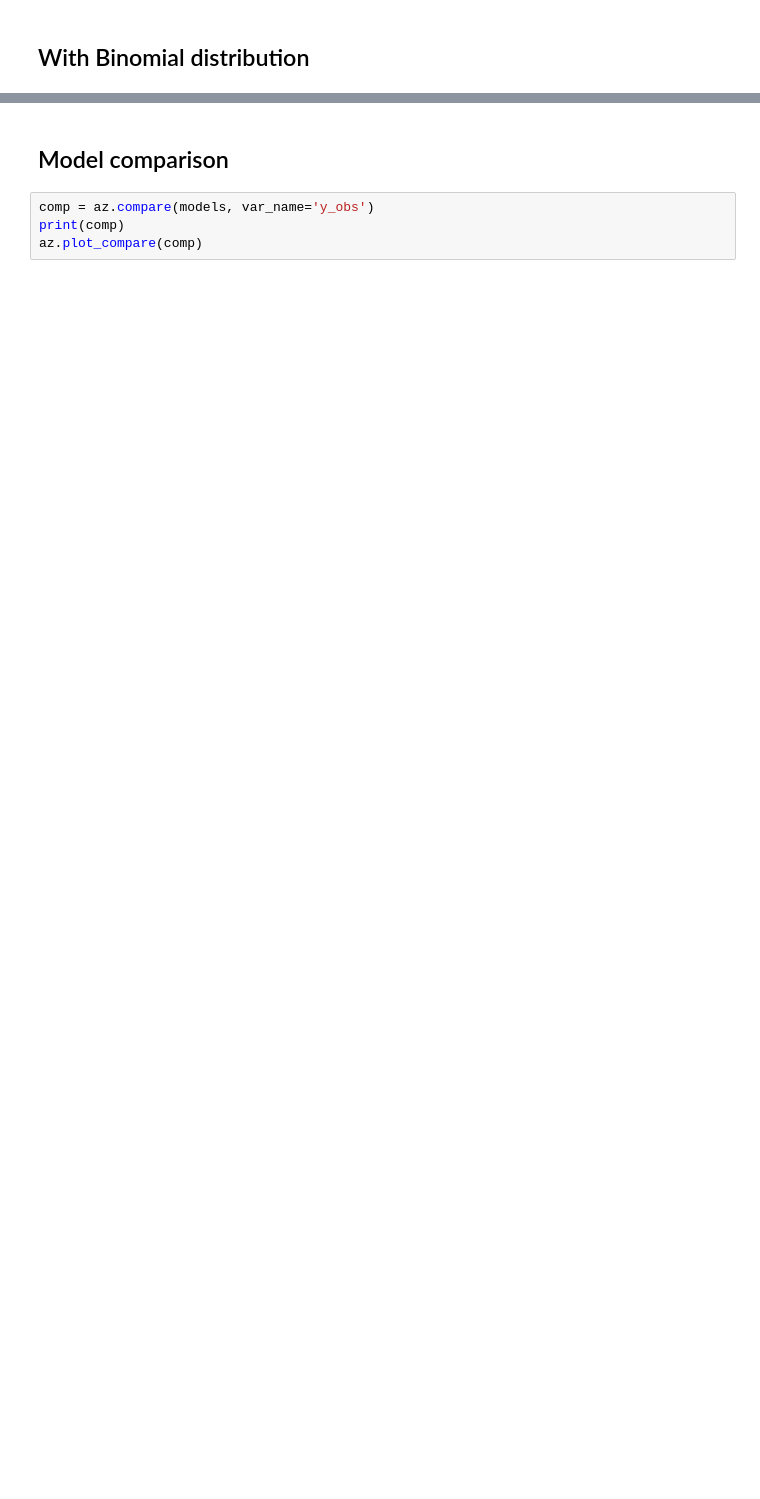
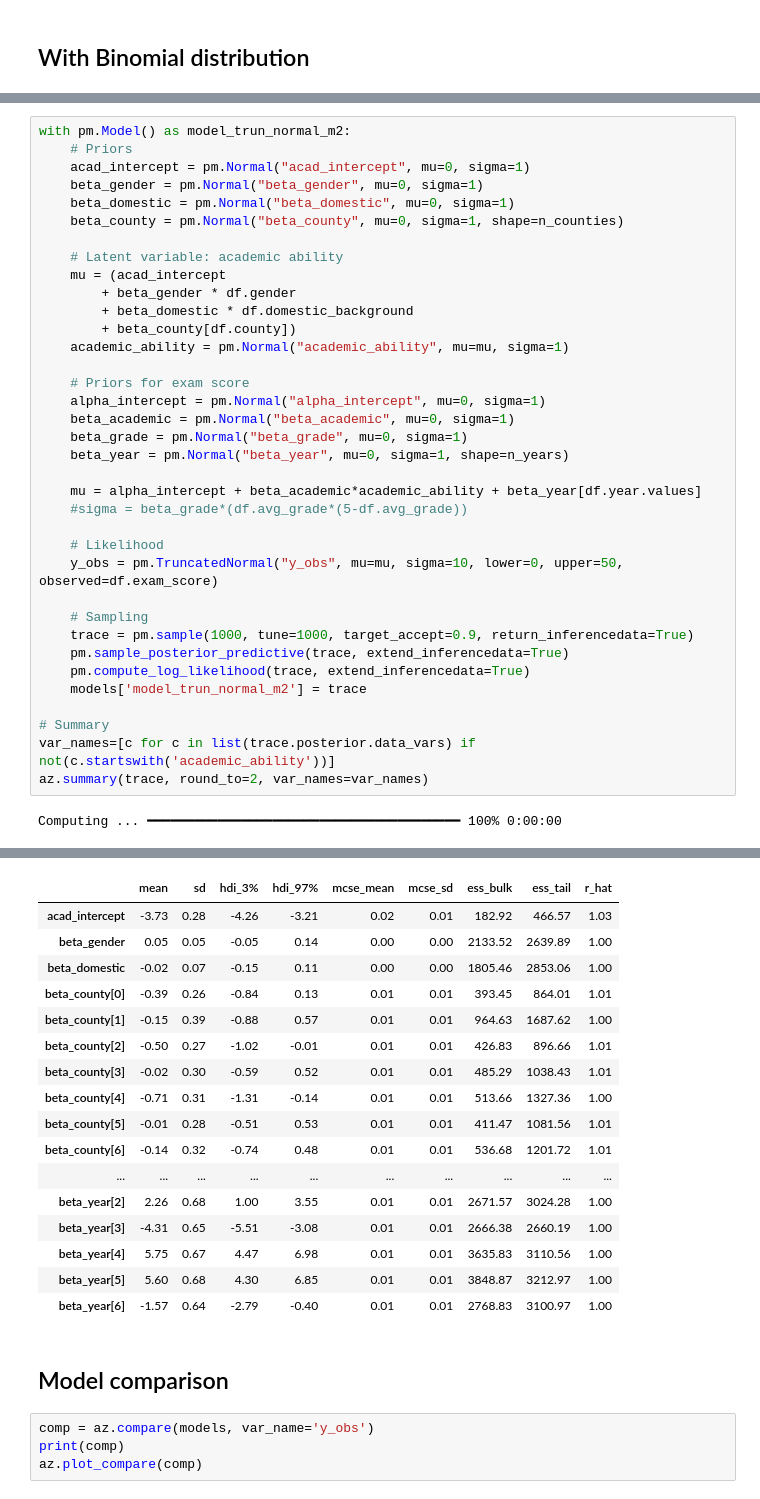
Before and after one commit to klumiste/bayes25_final_project_hpv, a Jupyter notebook: Part2_data_analysis/exam_score_modeling.ipynb, the cells around one changed output, grey strips where cells are left out. Cells and saved outputs as stored; diff of their text form; blank space fills up the shorter version.

```diff
--- a/Part2_data_analysis/exam_score_modeling.ipynb
+++ b/Part2_data_analysis/exam_score_modeling.ipynb
@@ -707,0 +773,38 @@ pm.plot_ppc(trace)
+# %%
+with pm.Model() as model_trun_normal_m2:
+    # Priors
+    acad_intercept = pm.Normal("acad_intercept", mu=0, sigma=1)
+    beta_gender = pm.Normal("beta_gender", mu=0, sigma=1)
+    beta_domestic = pm.Normal("beta_domestic", mu=0, sigma=1)
+    beta_county = pm.Normal("beta_county", mu=0, sigma=1, shape=n_counties)
+
+    # Latent variable: academic ability
+    mu = (acad_intercept
+        + beta_gender * df.gender
+        + beta_domestic * df.domestic_background
+        + beta_county[df.county])
+    academic_ability = pm.Normal("academic_ability", mu=mu, sigma=1)
+
+    # Priors for exam score
+    alpha_intercept = pm.Normal("alpha_intercept", mu=0, sigma=1)
+    beta_academic = pm.Normal("beta_academic", mu=0, sigma=1)
+    beta_grade = pm.Normal("beta_grade", mu=0, sigma=1)
+    beta_year = pm.Normal("beta_year", mu=0, sigma=1, shape=n_years)
+
+    mu = alpha_intercept + beta_academic*academic_ability + beta_year[df.year.values]
+    #sigma = beta_grade*(df.avg_grade*(5-df.avg_grade))
+
+    # Likelihood
+    y_obs = pm.TruncatedNormal("y_obs", mu=mu, sigma=10, lower=0, upper=50, observed=df.exam_score)
+
+    # Sampling
+    trace = pm.sample(1000, tune=1000, target_accept=0.9, return_inferencedata=True)
+    pm.sample_posterior_predictive(trace, extend_inferencedata=True)
+    pm.compute_log_likelihood(trace, extend_inferencedata=True)
+    models['model_trun_normal_m2'] = trace
+
+# Summary
+var_names=[c for c in list(trace.posterior.data_vars) if not(c.startswith('academic_ability'))]
+az.summary(trace, round_to=2, var_names=var_names)
+# %% [output]
+Computing ... ━━━━━━━━━━━━━━━━━━━━━━━━━━━━━━━━━━━━━━━━ 100% 0:00:00
@@ -708,3 +812,20 @@ pm.plot_ppc(trace)
+|  | mean | sd | hdi_3% | hdi_97% | mcse_mean | mcse_sd | ess_bulk | ess_tail | r_hat |
+| acad_intercept | -3.73 | 0.28 | -4.26 | -3.21 | 0.02 | 0.01 | 182.92 | 466.57 | 1.03 |
+| beta_gender | 0.05 | 0.05 | -0.05 | 0.14 | 0.00 | 0.00 | 2133.52 | 2639.89 | 1.00 |
+| beta_domestic | -0.02 | 0.07 | -0.15 | 0.11 | 0.00 | 0.00 | 1805.46 | 2853.06 | 1.00 |
+| beta_county[0] | -0.39 | 0.26 | -0.84 | 0.13 | 0.01 | 0.01 | 393.45 | 864.01 | 1.01 |
+| beta_county[1] | -0.15 | 0.39 | -0.88 | 0.57 | 0.01 | 0.01 | 964.63 | 1687.62 | 1.00 |
+| beta_county[2] | -0.50 | 0.27 | -1.02 | -0.01 | 0.01 | 0.01 | 426.83 | 896.66 | 1.01 |
+| beta_county[3] | -0.02 | 0.30 | -0.59 | 0.52 | 0.01 | 0.01 | 485.29 | 1038.43 | 1.01 |
+| beta_county[4] | -0.71 | 0.31 | -1.31 | -0.14 | 0.01 | 0.01 | 513.66 | 1327.36 | 1.00 |
+| beta_county[5] | -0.01 | 0.28 | -0.51 | 0.53 | 0.01 | 0.01 | 411.47 | 1081.56 | 1.01 |
+| beta_county[6] | -0.14 | 0.32 | -0.74 | 0.48 | 0.01 | 0.01 | 536.68 | 1201.72 | 1.01 |
+| ... | ... | ... | ... | ... | ... | ... | ... | ... | ... |
+| beta_year[2] | 2.26 | 0.68 | 1.00 | 3.55 | 0.01 | 0.01 | 2671.57 | 3024.28 | 1.00 |
+| beta_year[3] | -4.31 | 0.65 | -5.51 | -3.08 | 0.01 | 0.01 | 2666.38 | 2660.19 | 1.00 |
+| beta_year[4] | 5.75 | 0.67 | 4.47 | 6.98 | 0.01 | 0.01 | 3635.83 | 3110.56 | 1.00 |
+| beta_year[5] | 5.60 | 0.68 | 4.30 | 6.85 | 0.01 | 0.01 | 3848.87 | 3212.97 | 1.00 |
+| beta_year[6] | -1.57 | 0.64 | -2.79 | -0.40 | 0.01 | 0.01 | 2768.83 | 3100.97 | 1.00 |
 # %% [markdown]
 ## Model comparison
 # %%
```
Also changed, not shown: parts of 27 cells of this notebook.
